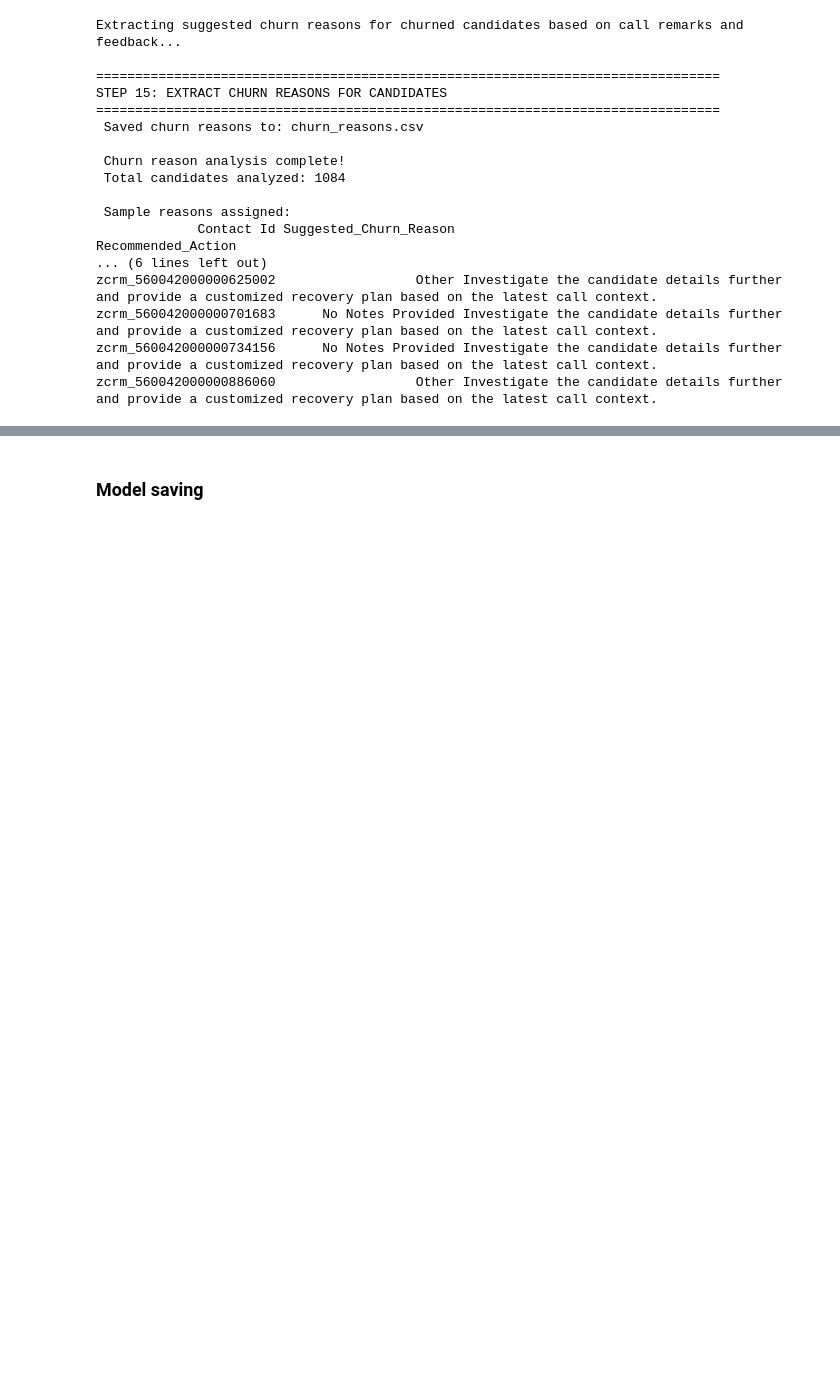
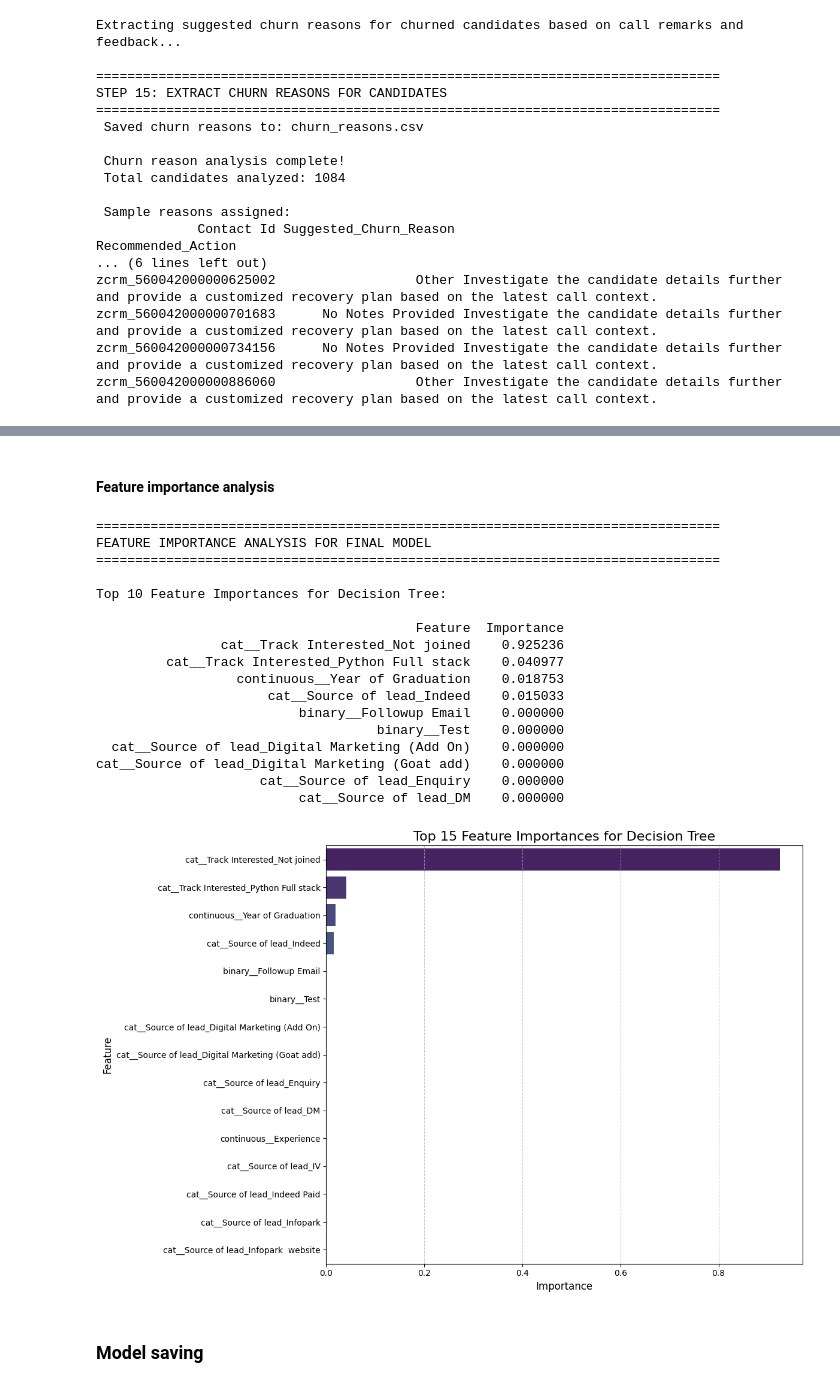
Before and after one commit to eldhosekroy/churn_prediction, a Jupyter notebook: Churn_data.ipynb, the cells around one changed output, grey strips where cells are left out. Saved outputs shown, nothing was run; the diff lists cells and outputs as text; code cells hidden in the pictures; blank space fills up the shorter version.

```diff
--- a/Churn_data.ipynb
+++ b/Churn_data.ipynb
@@ -2148,7 +2202,6 @@ models = {
     'Gradient Boosting': GradientBoostingClassifier(random_state=42),
     'AdaBoost': AdaBoostClassifier(random_state=42),
     'K-Nearest Neighbors': KNeighborsClassifier(), # KNN does not have a random_state parameter
-    'Naive Bayes': GaussianNB(), # GaussianNB does not have a random_state parameter
     'SVM': SVC(random_state=42, probability=True), # probability=True is needed for ROC-AUC
     'XGBoost': XGBClassifier(random_state=42, use_label_encoder=False, eval_metric='logloss') # Suppress warning for use_label_encoder
 }
@@ -2187,17 +2239,25 @@ for name, model in models.items():
     training_time = time.time() - start_time
 
     # Make predictions
-    y_pred = model.predict(X_test_scaled)
+    y_pred = model.predict(X_test_processed)
 
     # Get probability predictions for ROC-AUC (if model supports it)
     y_proba = None
     if hasattr(model, 'predict_proba'):
-        y_proba = model.predict_proba(X_test_scaled)[:, 1]
+        y_proba = model.predict_proba(X_test_processed)[:, 1]
     elif hasattr(model, 'decision_function'): # For SVM with decision_function
-        y_proba = model.decision_function(X_test_scaled)
+        y_proba = model.decision_function(X_test_processed)
         # Normalize to probabilities if decision_function output is not already probability-like
         if y_proba is not None:
-            y_proba = 1 / (1 + np.exp(-y_proba)) # Sigmoid function
+            # Ensure coef_ attribute is available for this model type before using it
+            if hasattr(model, 'coef_') and model.coef_.shape[0] == 1:
+                y_proba = 1 / (1 + np.exp(-(X_test_processed.dot(model.coef_.T) + model.intercept_)))
+            elif hasattr(model, 'coef_') and model.coef_.shape[0] > 1:
+                # Handle multiclass case, for binary take first class or adapt as needed
+                y_proba = 1 / (1 + np.exp(-(X_test_processed.dot(model.coef_[0].T) + model.intercept_[0])))
+            else:
+                # Fallback if no specific coef_ or intercept_ for decision_function
+                y_proba = 1 / (1 + np.exp(-y_proba)) # Sigmoid function
 
     # Calculate metrics
     accuracy = accuracy_score(y_test, y_pred)
@@ -2228,7 +2288,7 @@ performance_df = pd.DataFrame.from_dict(model_performance, orient='index')
 performance_df = performance_df[['Accuracy', 'Precision', 'Recall', 'F1 Score', 'ROC-AUC', 'training_time']]
 performance_df = performance_df.round(3)
 
-display(performance_df)
+print(performance_df)
 # %% [output]
 Starting model training and evaluation...
 
@@ -3185,3 +3242,53 @@ display(filtered_churn_reasons)
+# %% [markdown]
+#### Feature importance analysis
+# %%
+print('\n' + '='*80)
+print('FEATURE IMPORTANCE ANALYSIS FOR FINAL MODEL')
+print('='*80)
+
+# Ensure final_model is the Decision Tree Classifier
+if final_model_name == 'Decision Tree':
+    # Feature importance for tree-based models
+    feature_importance_df = pd.DataFrame({
+        'Feature': X_train_processed.columns,
+        'Importance': final_model.feature_importances_
+    })
+    feature_importance_df = feature_importance_df.sort_values(by='Importance', ascending=False)
+
+    print(f'\nTop 10 Feature Importances for {final_model_name}:\n')
+    print(feature_importance_df.head(10).to_string(index=False))
+
+    # Visualize feature importances
+    plt.figure(figsize=(12, 8))
+    sns.barplot(x='Importance', y='Feature', data=feature_importance_df.head(15), palette='viridis', hue='Feature', legend=False)
+    plt.title(f'Top 15 Feature Importances for {final_model_name}', fontsize=16)
+    plt.xlabel('Importance', fontsize=12)
+    plt.ylabel('Feature', fontsize=12)
+    plt.grid(axis='x', linestyle='--', alpha=0.7)
+    plt.tight_layout()
+    plt.show()
+else:
+    print(f"Feature importance extraction not directly supported or implemented for {final_model_name}.")
+    print("Please refer to the existing feature importance cell for the original model used for feature importance analysis.")
+# %% [output]
+================================================================================
+FEATURE IMPORTANCE ANALYSIS FOR FINAL MODEL
+================================================================================
+
+Top 10 Feature Importances for Decision Tree:
+
+                                         Feature  Importance
+                cat__Track Interested_Not joined    0.925236
+         cat__Track Interested_Python Full stack    0.040977
+                  continuous__Year of Graduation    0.018753
+                      cat__Source of lead_Indeed    0.015033
+                          binary__Followup Email    0.000000
+                                    binary__Test    0.000000
+  cat__Source of lead_Digital Marketing (Add On)    0.000000
+cat__Source of lead_Digital Marketing (Goat add)    0.000000
+                     cat__Source of lead_Enquiry    0.000000
+                          cat__Source of lead_DM    0.000000
+[figure, added]
 # %% [markdown]
 ### **Model saving**
 # %%
```
Also changed, not shown: parts of 53 cells of this notebook.
